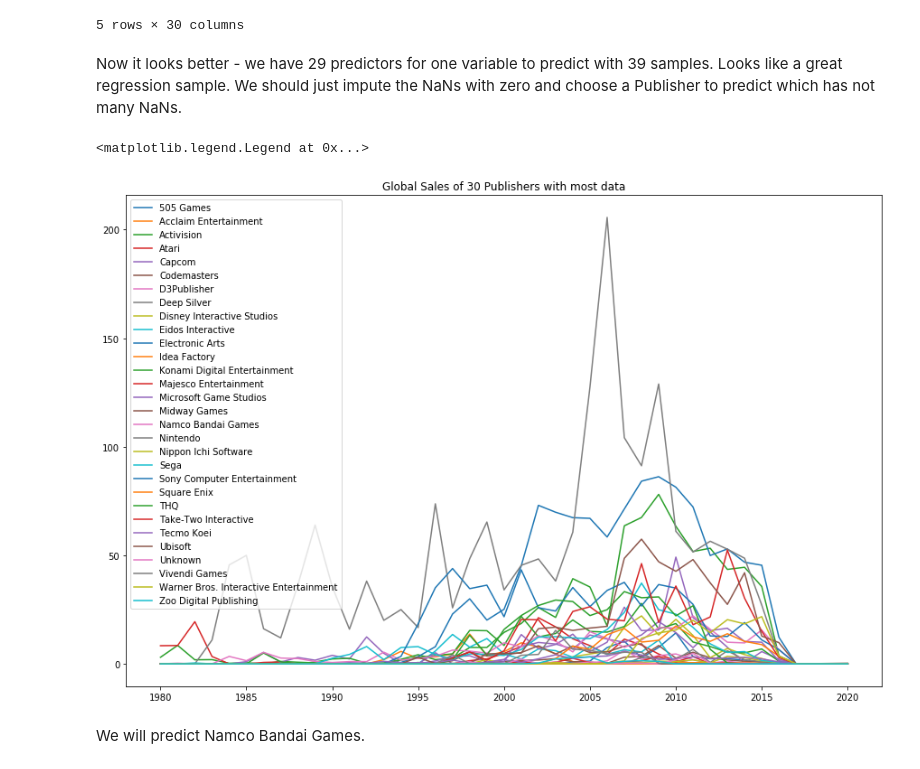
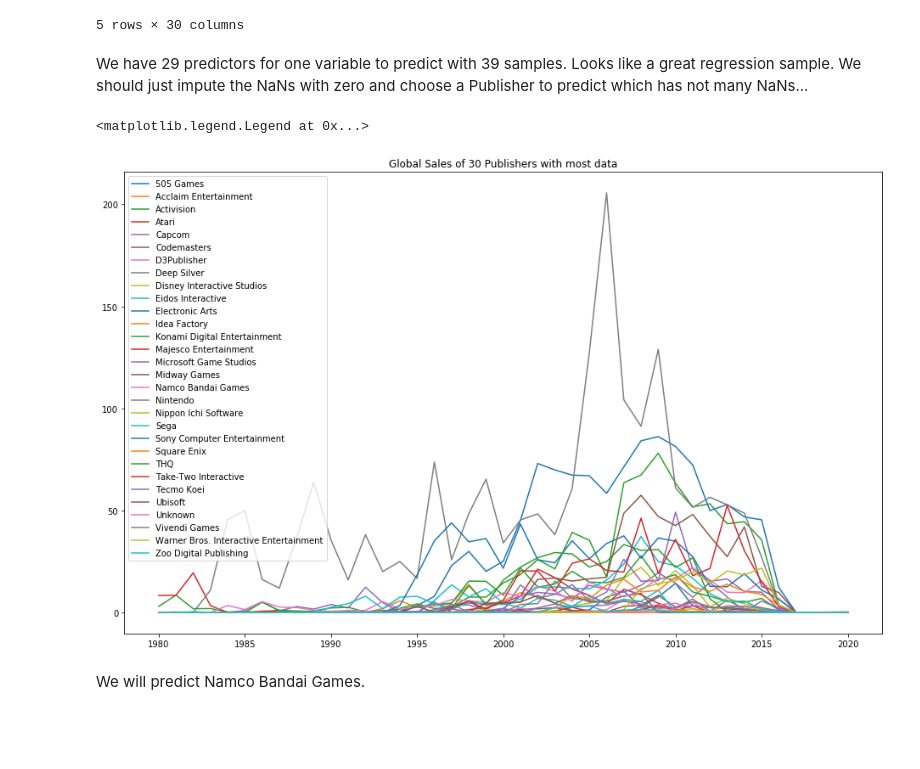
Before and after one commit to RageJohnny/algo_seminararbeit, a Jupyter notebook: DatavsDecision_ONot_GLMs.ipynb, the cells around one changed output. Saved outputs shown, nothing was run; the diff lists cells and outputs as text; code cells hidden in the pictures; blank space fills up the shorter version.

```diff
--- a/DatavsDecision_ONot_GLMs.ipynb
+++ b/DatavsDecision_ONot_GLMs.ipynb
@@ -190,18 +201,19 @@ gs.head()
 | 1984.0 | NaN | NaN | 0.27 | NaN | NaN | NaN | NaN | ... |
 5 rows × 30 columns
 # %% [markdown]
-Now it looks better - we have 29 predictors for one variable to predict with 39 samples. Looks like a great regression sample. We should just impute the NaNs with zero and choose a Publisher to predict which has not many NaNs.
+We have 29 predictors for one variable to predict with 39 samples. Looks like a great regression sample. We should just impute the NaNs with zero and choose a Publisher to predict which has not many NaNs...
 # %%
 gs.isna().sum()
 gs = gs.fillna(0)
 
-plt.figure(figsize=[15,10])
+# show sales data over time
+plt.figure(figsize=[16,10])
 plt.plot(gs)
 plt.title('Global Sales of 30 Publishers with most data')
 plt.legend(gs.columns)
 # %% [output]
 <matplotlib.legend.Legend at 0x...>
-[figure, old version]
+[figure, new version]
 # %% [markdown]
 We will predict Namco Bandai Games.
 # %%
```
Also changed, not shown: parts of 28 cells of this notebook, 1 other file.
